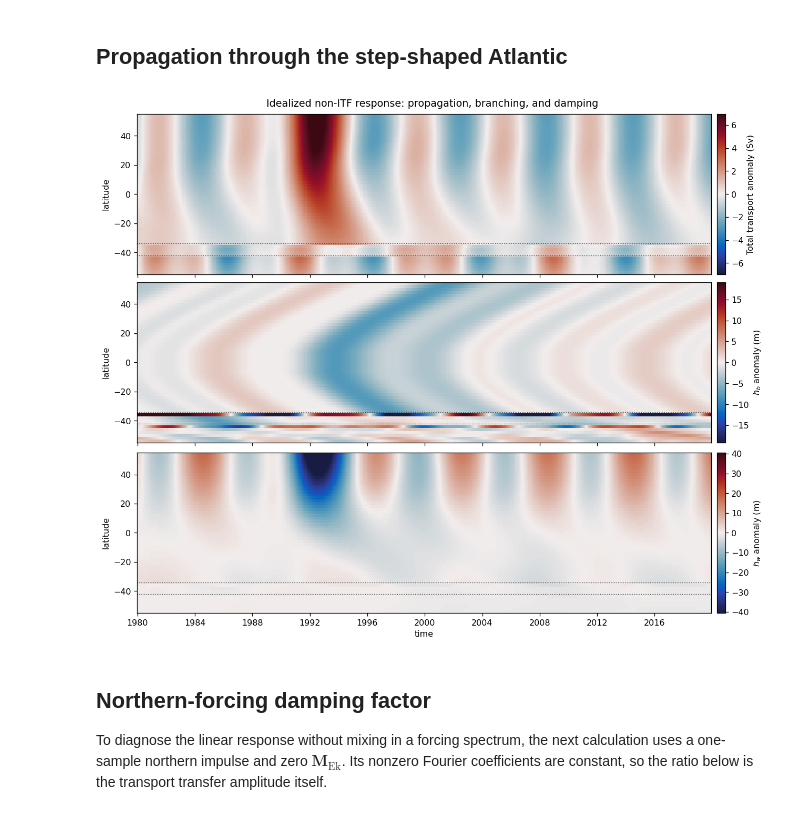
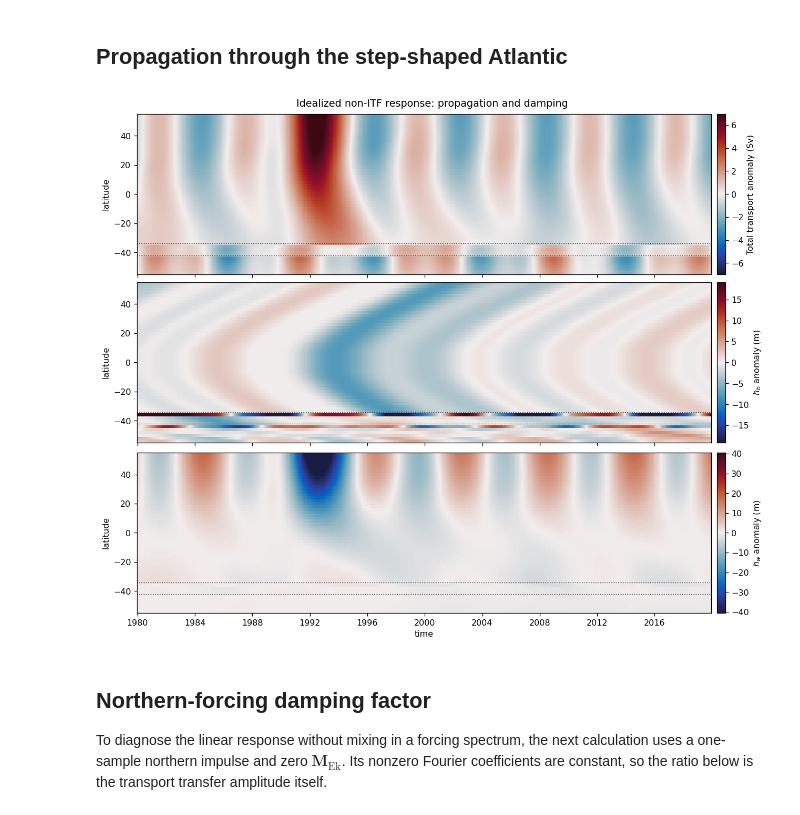
Before and after one commit to andrewwatford/MOCAdjustmentTheory, a Jupyter notebook: notebooks/01_idealized_non_itf_adjustment.ipynb, the cells around one changed output. Cells and saved outputs as stored; diff of their text form; code cells hidden in the pictures.

```diff
--- a/notebooks/01_idealized_non_itf_adjustment.ipynb
+++ b/notebooks/01_idealized_non_itf_adjustment.ipynb
@@ -155,35 +160,35 @@ atlantic = xr.Dataset(
         "h_b": stitched_atlantic(output.h_b, geometry),
         "h_w": stitched_atlantic(output.h_w, geometry),
     }
 )
 
 fig, axes = plt.subplots(3, 1, figsize=(11, 9), sharex=True, constrained_layout=True)
 specs = [
     ("transport", "Total transport anomaly (Sv)"),
     ("h_b", r"$h_b$ anomaly (m)"),
     ("h_w", r"$h_w$ anomaly (m)"),
 ]
 for ax, (name, label) in zip(axes, specs):
     field = atlantic[name]
     vmax = float(abs(field).quantile(0.995))
     mesh = field.plot.pcolormesh(
         ax=ax,
         x="time",
         y="latitude",
         cmap=cmocean.cm.balance,
         norm=mcolors.TwoSlopeNorm(vmin=-vmax, vcenter=0.0, vmax=vmax),
         add_colorbar=False,
         rasterized=True,
     )
     fig.colorbar(mesh, ax=ax, pad=0.01, label=label)
     ax.axhline(y_P, color="0.2", linestyle=":", linewidth=0.8)
     ax.axhline(y_I, color="0.2", linestyle=":", linewidth=0.8)
     ax.set(xlabel="", ylabel="latitude")
 axes[-1].set_xlabel("time")
-fig.suptitle("Idealized non-ITF response: propagation, branching, and damping")
+fig.suptitle("Idealized non-ITF response: propagation and damping")
 plt.show()
 # %% [output]
-[figure, old version]
+[figure, new version]
 # %% [markdown]
 ## Northern-forcing damping factor
 
```
Also changed, not shown: parts of 3 cells of this notebook, 31 other files.
